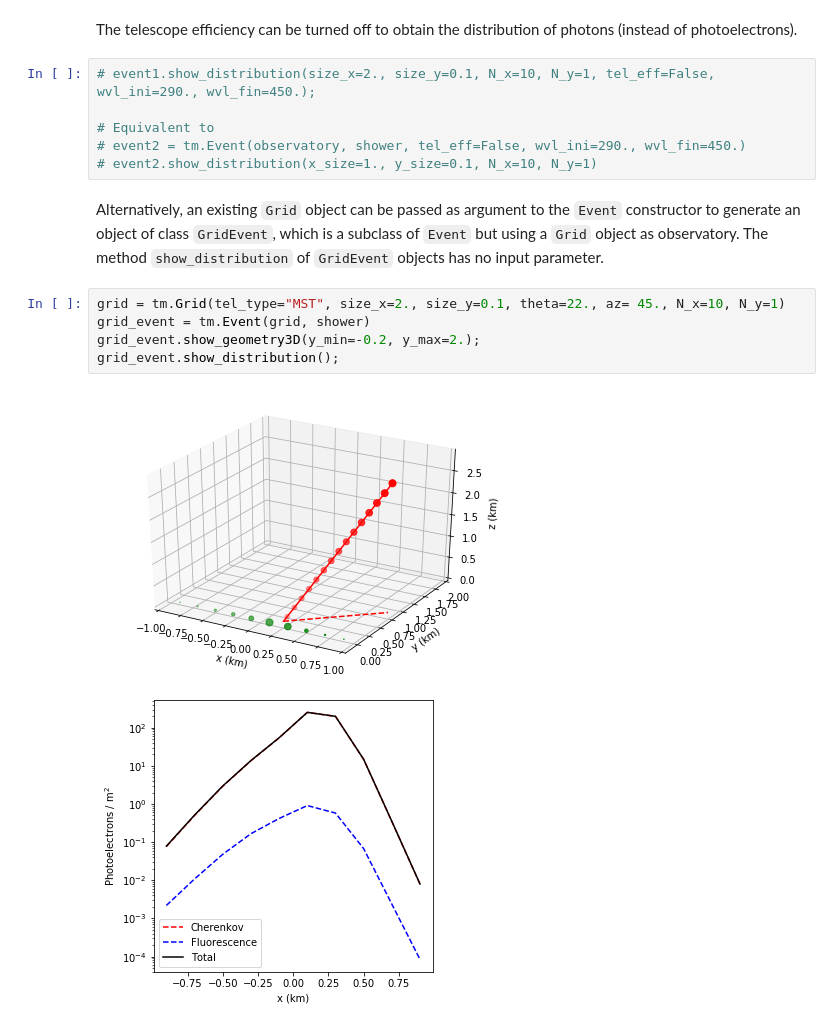
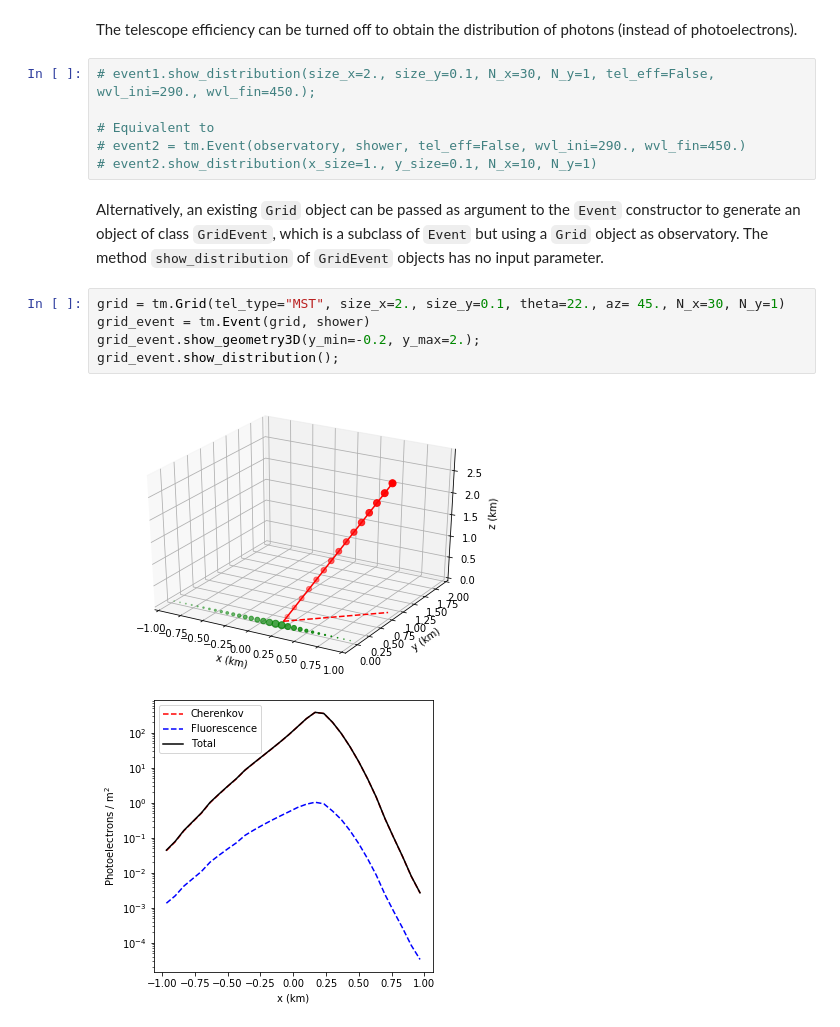
Before and after one commit to JaimeRosado/ShowerModel, a Jupyter notebook: notebooks/UC4 Observatory events.ipynb, the cells around one changed output. Saved outputs shown, nothing was run; the diff lists cells and outputs as text.

```diff
--- a/notebooks/UC4 Observatory events.ipynb
+++ b/notebooks/UC4 Observatory events.ipynb
@@ -239,7 +239,7 @@ event1.show_distribution(size_x=2., size_y=2., N_x=10, N_y=10);
 # %% [markdown]
 The telescope efficiency can be turned off to obtain the distribution of photons (instead of photoelectrons).
 # %%
-# event1.show_distribution(size_x=2., size_y=0.1, N_x=10, N_y=1, tel_eff=False, wvl_ini=290., wvl_fin=450.);
+# event1.show_distribution(size_x=2., size_y=0.1, N_x=30, N_y=1, tel_eff=False, wvl_ini=290., wvl_fin=450.);
 
 # Equivalent to
 # event2 = tm.Event(observatory, shower, tel_eff=False, wvl_ini=290., wvl_fin=450.)
@@ -247,10 +247,10 @@ The telescope efficiency can be turned off to obtain the distribution of photons
 # %% [markdown]
 Alternatively, an existing `Grid` object can be passed as argument to the `Event` constructor to generate an object of class `GridEvent`, which is a subclass of `Event` but using a `Grid` object as observatory. The method `show_distribution` of `GridEvent` objects has no input parameter.
 # %%
-grid = tm.Grid(tel_type="MST", size_x=2., size_y=0.1, theta=22., az= 45., N_x=10, N_y=1)
+grid = tm.Grid(tel_type="MST", size_x=2., size_y=0.1, theta=22., az= 45., N_x=30, N_y=1)
 grid_event = tm.Event(grid, shower)
 grid_event.show_geometry3D(y_min=-0.2, y_max=2.);
 grid_event.show_distribution();
 # %% [output]
-[figure, old version]
+[figure, new version]
-[figure, old version]
+[figure, new version]
```
Also changed, not shown: 2 other files.
